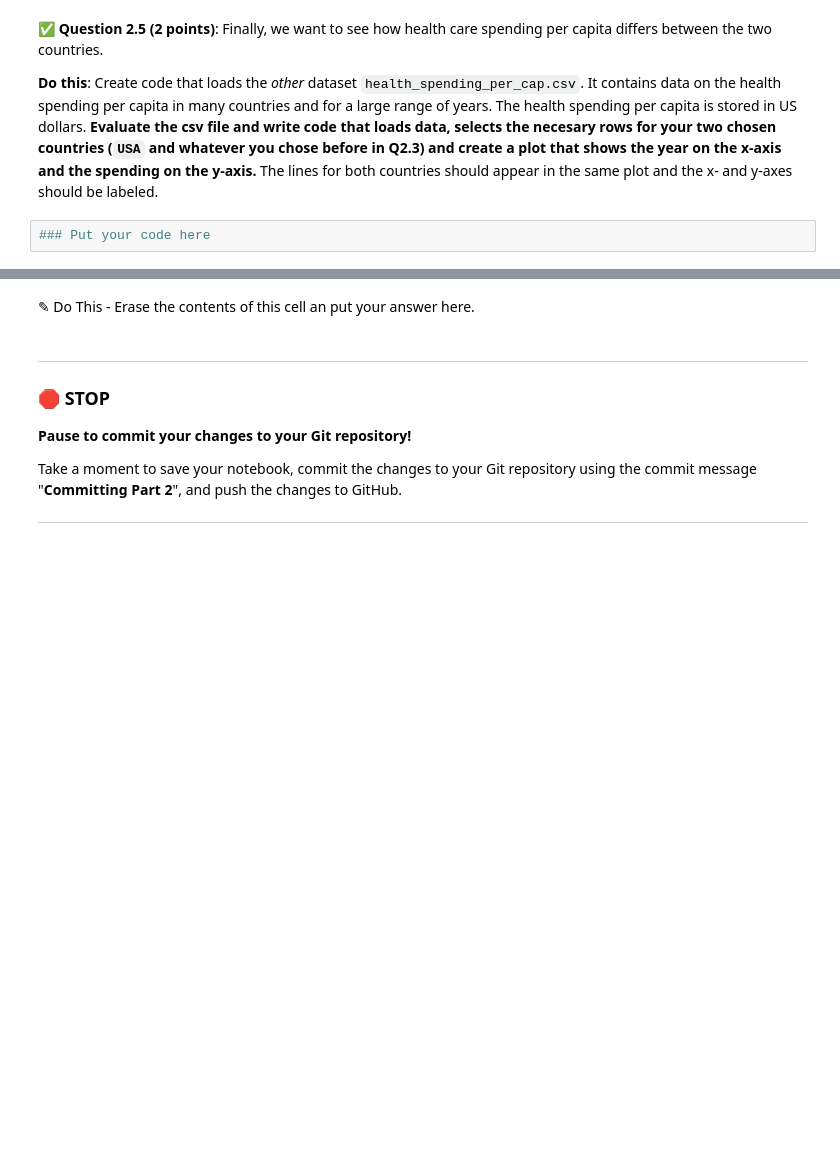
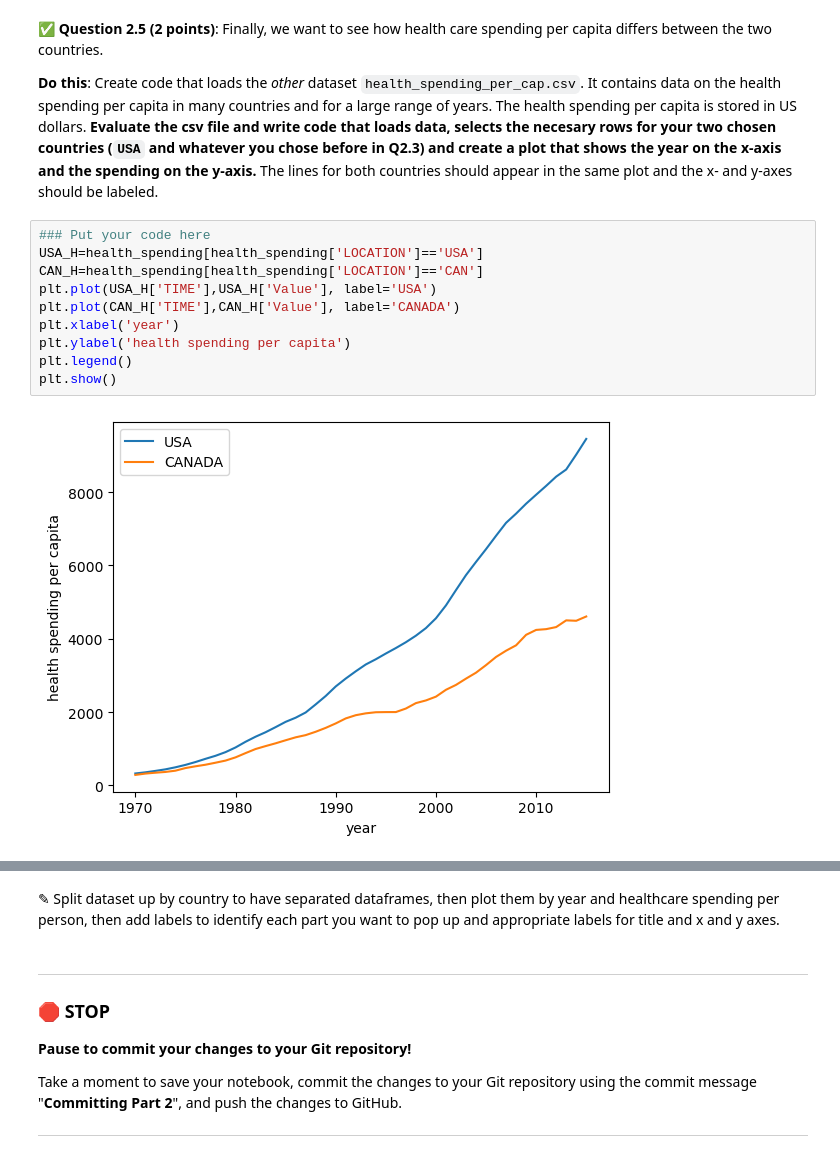
Before and after one commit to ilanberen/CMSE202-s26-turnin, a Jupyter notebook: midterm/CMSE202_PracticeMidterm.ipynb, the cells around one changed output, grey strips where cells are left out. Cells and saved outputs as stored; diff of their text form; blank space fills up the shorter version.

```diff
--- a/midterm/CMSE202_PracticeMidterm.ipynb
+++ b/midterm/CMSE202_PracticeMidterm.ipynb
@@ -108,16 +160,26 @@ You will need to download two files from this repository, `health_spending_per_c
 &#9989; **Question 2.5 (2 points)**: Finally, we want to see how health care spending per capita differs between the two countries.
 
 **Do this**: Create code that loads the *other* dataset `health_spending_per_cap.csv`. It contains data on the health spending per capita in many countries and for a large range of years. The health spending per capita is stored in US dollars. **Evaluate the csv file and write code that loads data, selects the necesary rows for your two chosen countries (`USA` and whatever you chose before in Q2.3) and create a plot that shows the year on the x-axis and the spending on the y-axis.** The lines for both countries should appear in the same plot and the x- and y-axes should be labeled.
-# %%
-### Put your code here
+# %%
+### Put your code here
+USA_H=health_spending[health_spending['LOCATION']=='USA']
+CAN_H=health_spending[health_spending['LOCATION']=='CAN']
+plt.plot(USA_H['TIME'],USA_H['Value'], label='USA')
+plt.plot(CAN_H['TIME'],CAN_H['Value'], label='CANADA')
+plt.xlabel('year')
+plt.ylabel('health spending per capita')
+plt.legend()
+plt.show()
+# %% [output]
+[figure, added]
 # %% [markdown]
 &#9989; **Question 2.6 (1 point)**: The BuzzFeed article linked above uses a different way to visualize this data.
 
 <img src="https://i.ibb.co/9b85Tzm/Visualization.png" alt="Visualization" border="0">
 
 **Do this: explain in a few sentences how you would go about creating a plot like theirs using the datasets you already loaded.** You are not required to re-create the plot, but you should describe what you would do in order to create it in a few sentences. If you can think of any issues that might occur when you create this version of the plot, point them out.
-# %% [markdown]
-<font size=+3>&#9998;</font> Do This - Erase the contents of this cell an put your answer here.
+# %% [markdown]
+<font size=+3>&#9998;</font> Split dataset up by country to have separated dataframes, then plot them by year and healthcare spending per person, then add labels to identify each part you want to pop up and appropriate labels for title and x and y axes.
 # %% [markdown]
 ---
 ### &#128721; STOP
```
Also changed, not shown: parts of 24 cells of this notebook.
